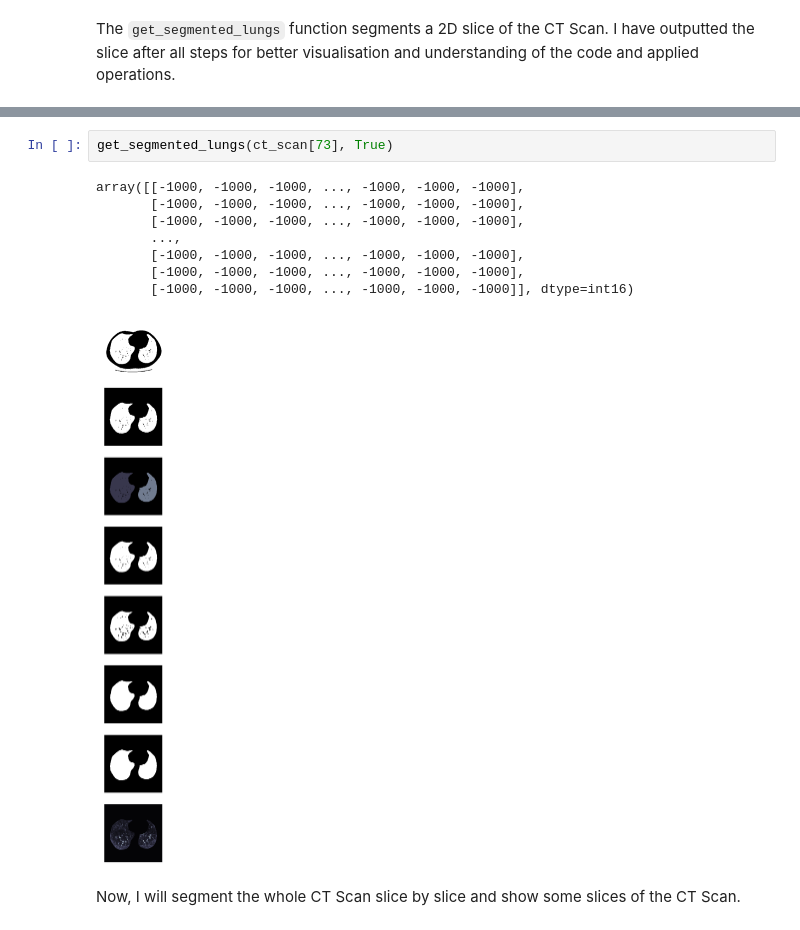
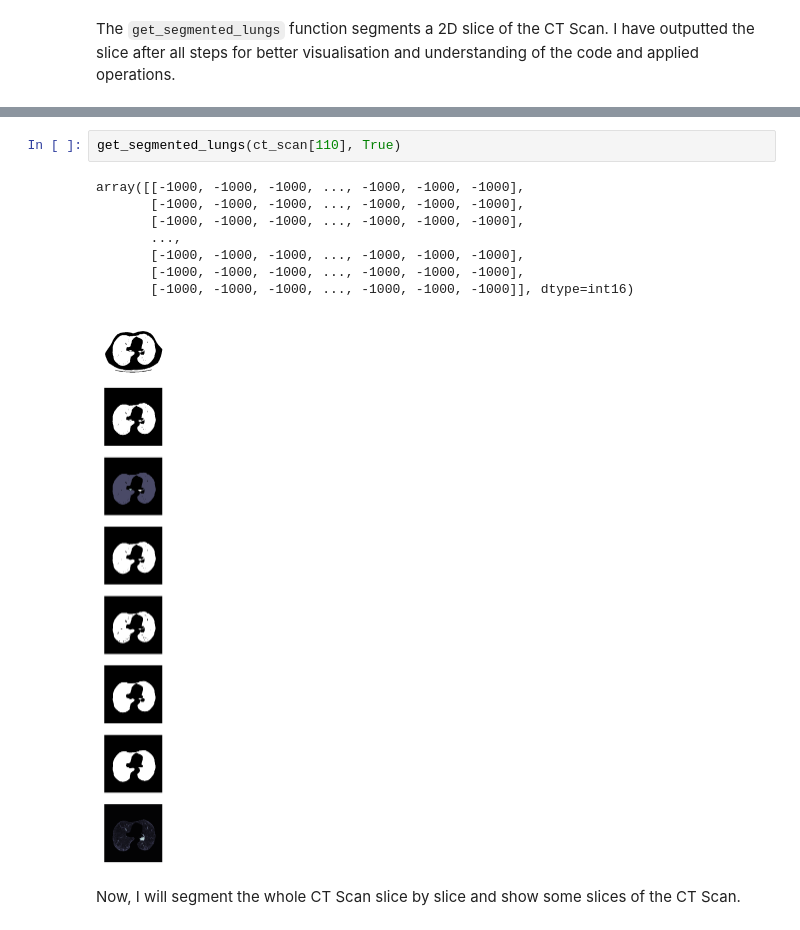
Before and after one commit to ZackCode/Capstone2_Cancer_Detection, a Jupyter notebook: reports/Milestone_part1.ipynb, the cells around one changed output, grey strips where cells are left out. Cells and saved outputs as stored; diff of their text form.

```diff
--- a/reports/Milestone_part1.ipynb
+++ b/reports/Milestone_part1.ipynb
@@ -240,14 +246,14 @@ The `get_segmented_lungs` function segments a 2D slice of the CT Scan. I have ou
 # %%
-get_segmented_lungs(ct_scan[73], True)
+get_segmented_lungs(ct_scan[110], True)
 # %% [output]
 array([[-1000, -1000, -1000, ..., -1000, -1000, -1000],
        [-1000, -1000, -1000, ..., -1000, -1000, -1000],
        [-1000, -1000, -1000, ..., -1000, -1000, -1000],
        ...,
        [-1000, -1000, -1000, ..., -1000, -1000, -1000],
        [-1000, -1000, -1000, ..., -1000, -1000, -1000],
        [-1000, -1000, -1000, ..., -1000, -1000, -1000]], dtype=int16)
-[figure, old version]
+[figure, new version]
 # %% [markdown]
 Now, I will segment the whole CT Scan slice by slice and show some slices of the CT Scan.
 # %%
```
Also changed, not shown: parts of 4 cells of this notebook, 17 other files.
